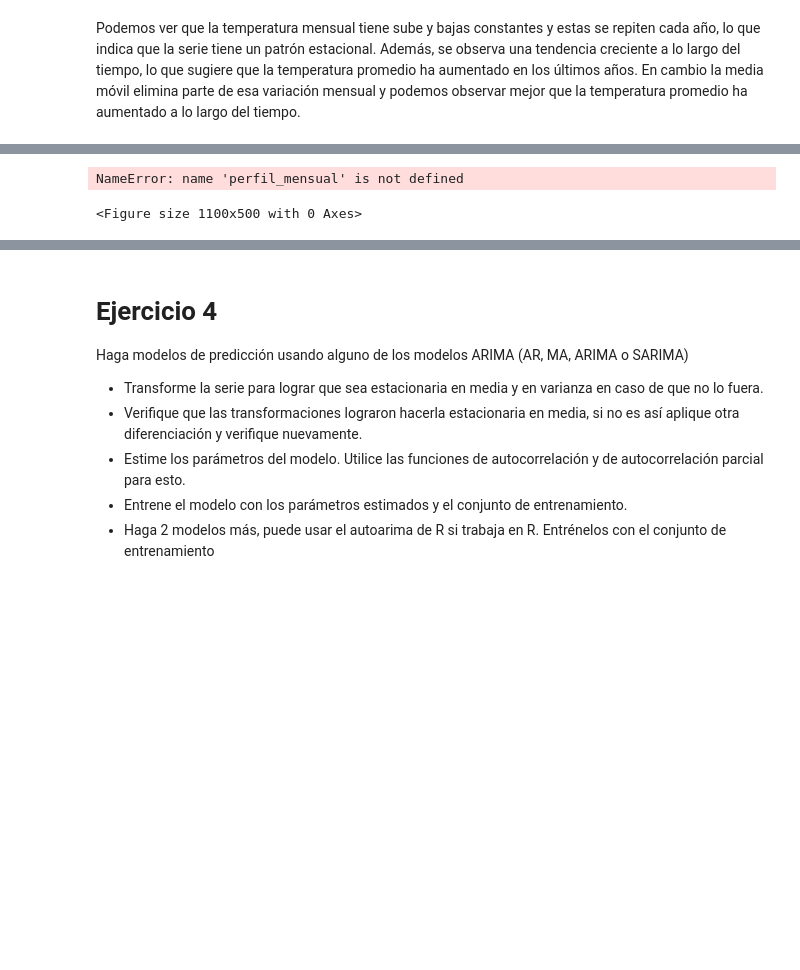
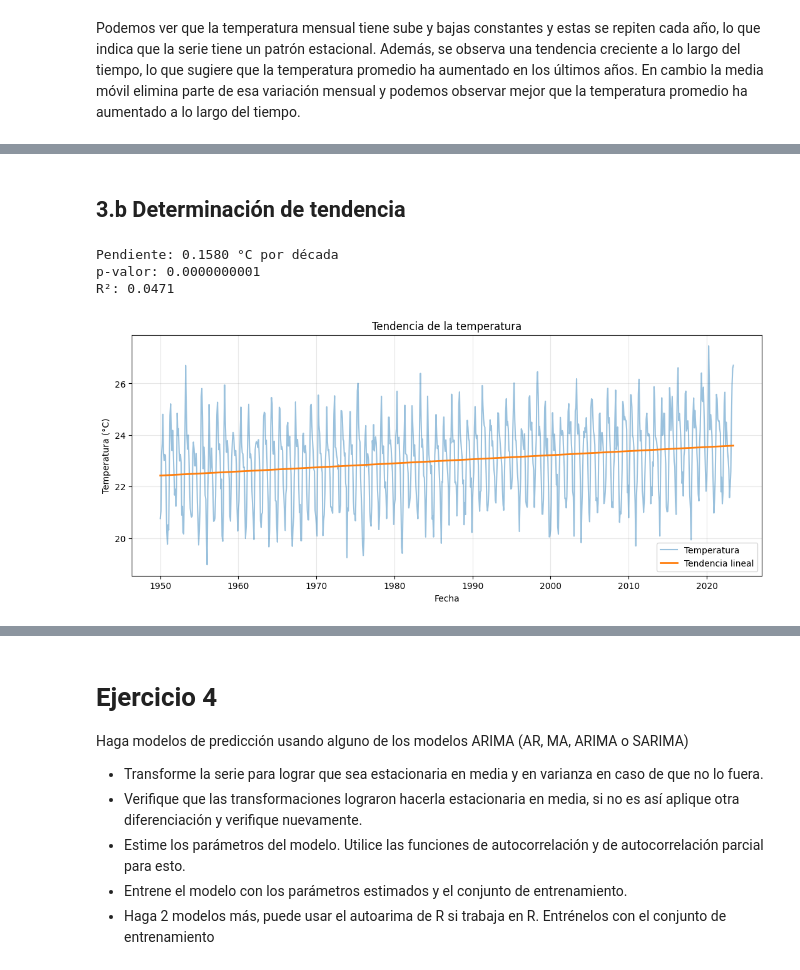
Before and after one commit to Vann06/Data-Science, a Jupyter notebook: 01_series_tiempo/notebooks/series-tiempo.ipynb, the cells around one changed output, grey strips where cells are left out. Cells and saved outputs as stored; diff of their text form; code cells hidden in the pictures; blank space fills up the shorter version.

```diff
--- a/01_series_tiempo/notebooks/series-tiempo.ipynb
+++ b/01_series_tiempo/notebooks/series-tiempo.ipynb
@@ -136,0 +35,26 @@ fechas_extremos
+# %%
+rutas = [
+    Path("../data/raw/guatemala_temperatura.csv"),
+    Path("data/raw/guatemala_temperatura.csv"),
+    Path("01_series_tiempo/data/raw/guatemala_temperatura.csv"),
+    Path("guatemala_temperatura.csv"),
+    Path("/mnt/data/guatemala_temperatura.csv"),
+]
+
+ruta_csv = next((r for r in rutas if r.exists()), None)
+if ruta_csv is None:
+    raise FileNotFoundError("No se encontró guatemala_temperatura.csv.")
+
+df = (
+    pd.read_csv(ruta_csv, parse_dates=["month"])
+      .sort_values("month")
+      .set_index("month")
+      .asfreq("MS")
+)
+
+print("Archivo:", ruta_csv)
+print("Observaciones:", len(df))
+print("Periodo:", df.index.min().strftime("%Y-%m"), "a", df.index.max().strftime("%Y-%m"))
+print("Valores faltantes:", int(df.isna().sum().sum()))
+print("Fechas duplicadas:", int(df.index.duplicated().sum()))
+display(df.head())
@@ -292,18 +289,26 @@ AttributeError: 'RangeIndex' object has no attribute 'month'
-# %%
-plt.figure(figsize=(11, 5))
-
-plt.plot(
-    perfil_mensual.index,
-    perfil_mensual.values,
-    marker="o"
-)
-
-plt.title("Temperatura promedio histórica por mes")
-plt.xlabel("Mes")
-plt.ylabel("Temperatura promedio (°C)")
-plt.xticks(rotation=45)
-plt.grid(alpha=0.3)
-plt.show()
-# %% [output]
-NameError: name 'perfil_mensual' is not defined
-<Figure size 1100x500 with 0 Axes>
+# %% [markdown]
+## 3.b Determinación de tendencia
+# %%
+x = np.arange(len(train))
+ajuste_tendencia = linregress(x, train.values)
+
+pendiente_decada = ajuste_tendencia.slope * 120
+linea = ajuste_tendencia.intercept + ajuste_tendencia.slope * x
+
+print(f"Pendiente: {pendiente_decada:.4f} °C por década")
+print(f"p-valor: {ajuste_tendencia.pvalue:.10f}")
+print(f"R²: {ajuste_tendencia.rvalue**2:.4f}")
+
+plt.figure(figsize=(13, 5))
+plt.plot(train.index, train, alpha=0.45, label="Temperatura")
+plt.plot(train.index, linea, linewidth=2, label="Tendencia lineal")
+plt.title("Tendencia de la temperatura")
+plt.xlabel("Fecha")
+plt.ylabel("Temperatura (°C)")
+plt.legend()
+plt.show()
+# %% [output]
+Pendiente: 0.1580 °C por década
+p-valor: 0.0000000001
+R²: 0.0471
+[figure, added]
```
Also changed, not shown: parts of 49 cells of this notebook, 1 other file.
